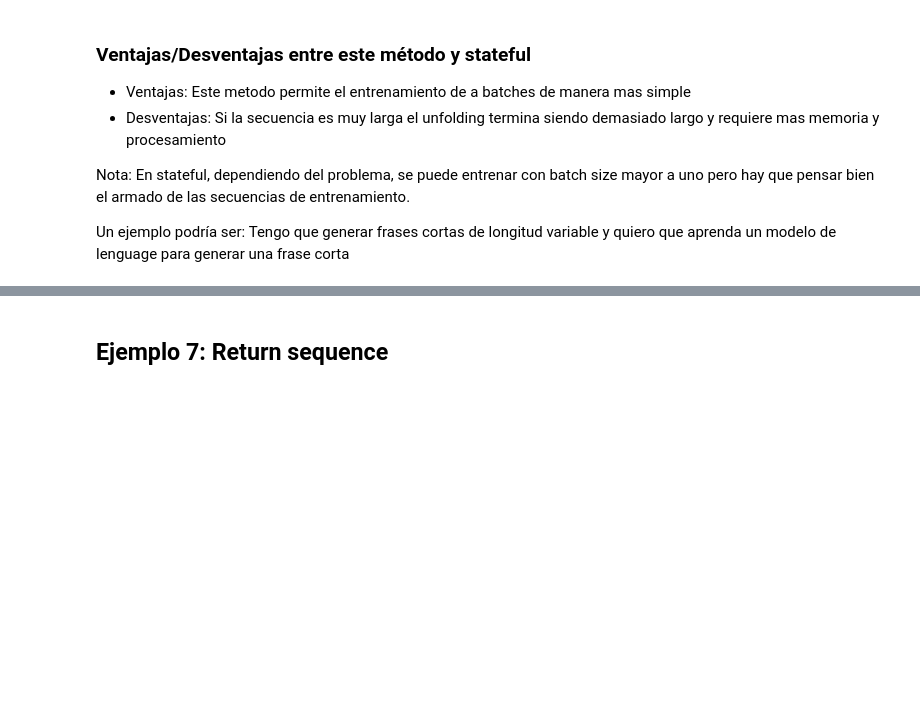
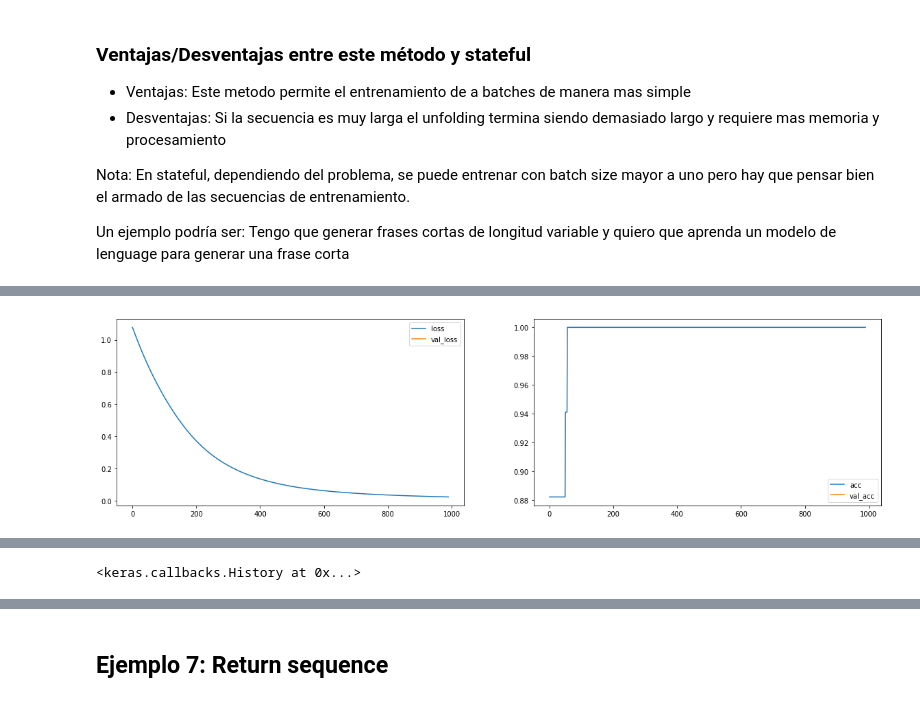
Before and after one commit to lab-ml-itba/12-RNN, a Jupyter notebook: 2_Toy_example.ipynb, the cells around one changed output, grey strips where cells are left out. Drawn from its saved outputs; the diff is of its cells as text; code cells hidden in the pictures; blank space fills up the shorter version.

```diff
--- a/2_Toy_example.ipynb
+++ b/2_Toy_example.ipynb
@@ -1360,0 +1357,8 @@ Un ejemplo podría ser: Tengo que generar frases cortas de longitud variable y q
+# %%
+inp = chars_to_one_hot('MACHINE LEARNING ', chars, chars_to_indices, window_size)*1
+out = chars_to_one_hot(' MACHINE LEARNING', chars, chars_to_indices, window_size)*1
+# %%
+model_7 = Sequential()
+model_7.add(SimpleRNN(10, input_shape=(inp.shape[1],inp.shape[2]), return_sequences=True))
+model_7.add(Dense(len(chars), activation="softmax"))
+model_7.summary()
@@ -1360,0 +1377,6 @@ Un ejemplo podría ser: Tengo que generar frases cortas de longitud variable y q
+# %%
+model_7.compile(optimizer='adam', loss='categorical_crossentropy', metrics=['accuracy'])
+plot_losses = PlotLosses(plot_interval=10, evaluate_interval=None)
+model_7.fit(inp,out, epochs=1000, batch_size=1, verbose=1, callbacks=[plot_losses])
+# %% [output]
+[figure, added]
@@ -1360,0 +1401 @@ Un ejemplo podría ser: Tengo que generar frases cortas de longitud variable y q
+<keras.callbacks.History at 0x...>
```
Also changed, not shown: parts of 9 cells of this notebook.
